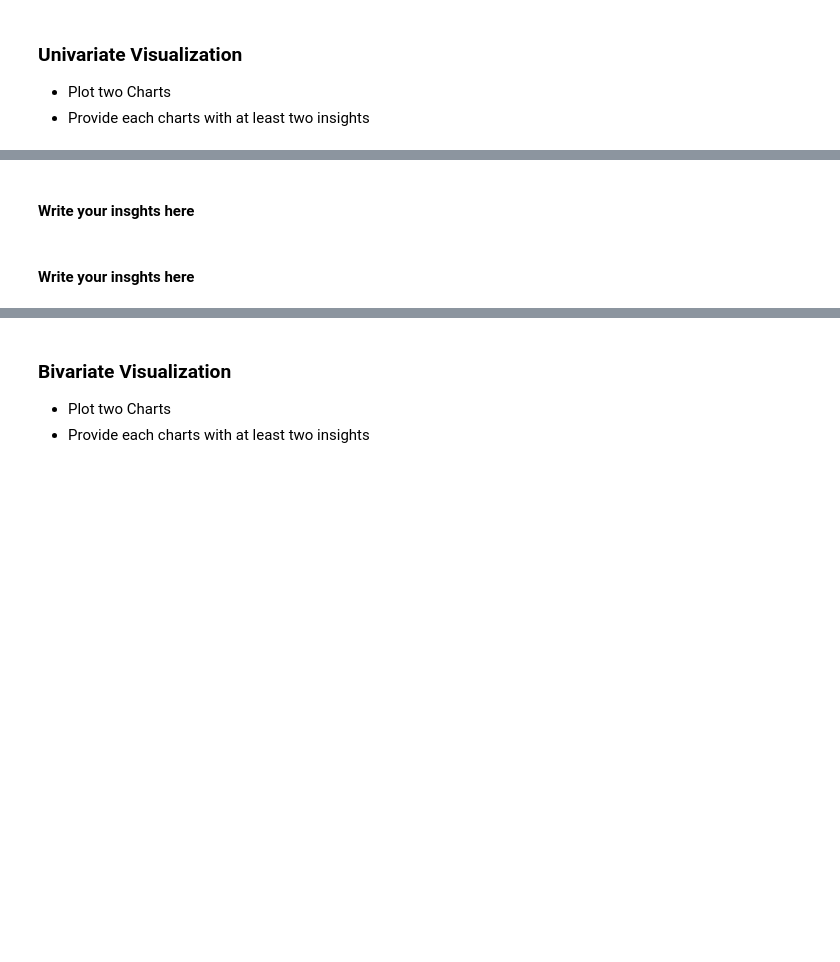
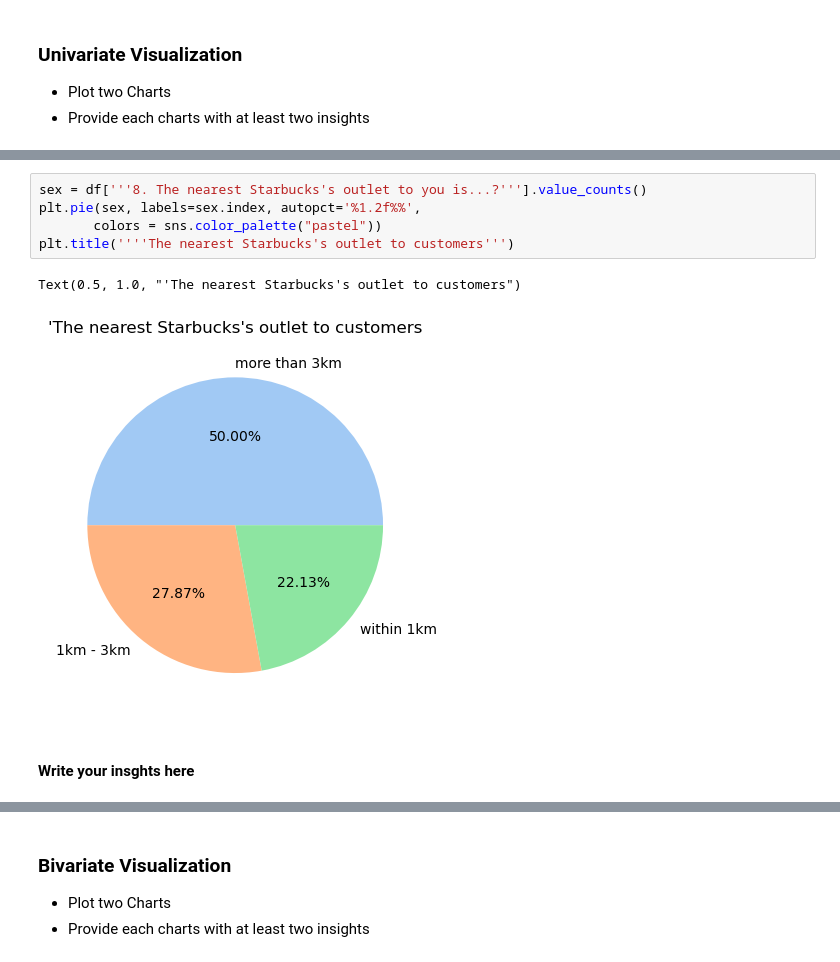
Before and after one commit to Tuwaiq-Data-Science-Bootcamp-V2/EDA-Lab1, a Jupyter notebook: EDA_Assignment .ipynb, the cells around one changed output, grey strips where cells are left out. Drawn from its saved outputs; the diff is of its cells as text; blank space fills up the shorter version.

```diff
--- a/EDA_Assignment .ipynb
+++ b/EDA_Assignment .ipynb
@@ -9,4 +38,10 @@
+# %%
+sex = df['''8. The nearest Starbucks's outlet to you is...?'''].value_counts()
+plt.pie(sex, labels=sex.index, autopct='%1.2f%%',
+       colors = sns.color_palette("pastel"))
+plt.title(''''The nearest Starbucks's outlet to customers''')
+# %% [output]
+Text(0.5, 1.0, "'The nearest Starbucks's outlet to customers")
+[figure, added]
 # %% [markdown]
 #### Write your insghts here
-# %% [markdown]
-#### Write your insghts here
```
Also changed, not shown: parts of 21 cells of this notebook.
